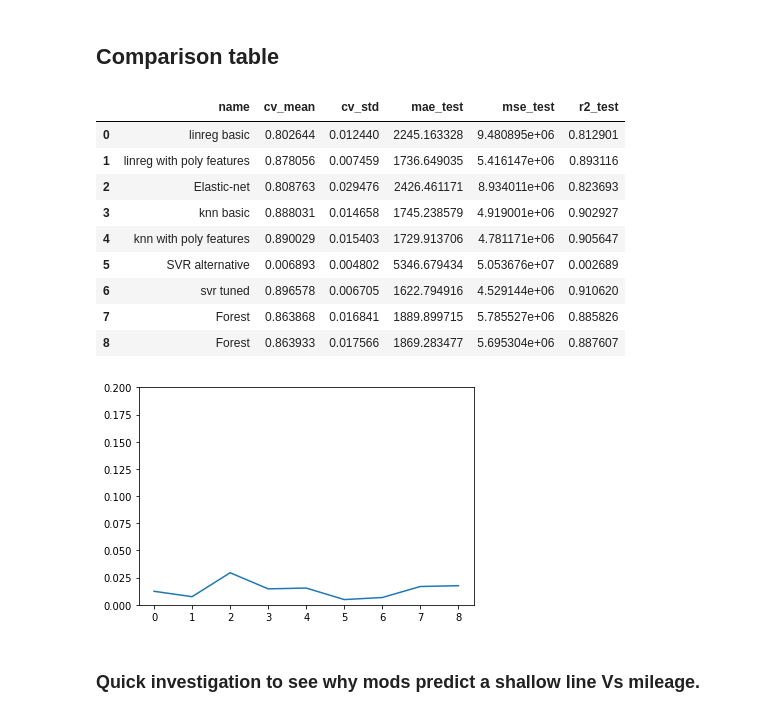
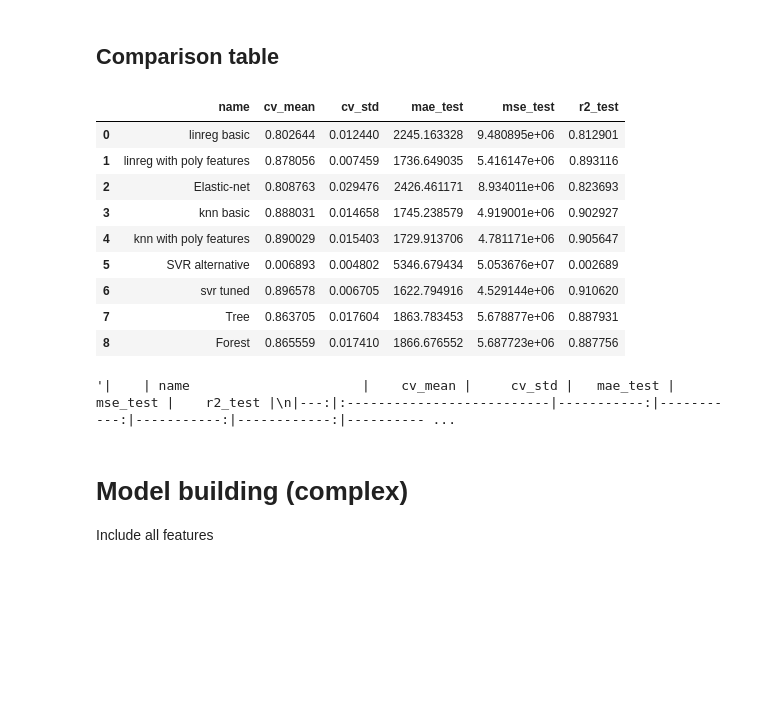
Before and after one commit to adin786/autotrader-analysis, a Jupyter notebook: autotrader_analysis.ipynb, the cells around one changed output. Cells and saved outputs as stored; diff of their text form; code cells hidden in the pictures; blank space fills up the shorter version.

Commit message:
Complex models added

```diff
--- a/autotrader_analysis.ipynb
+++ b/autotrader_analysis.ipynb
@@ -1123,20 +1139,24 @@ df_eval = df_eval.append(eval_dict,ignore_index=True)
 # %% [markdown]
 ## Comparison table
 # %%
-df_eval.cv_std.plot()
-plt.ylim([0,0.2])
+# df_eval.cv_std.plot()
+# plt.ylim([0,0.2])
 df_eval
 # %% [output]
 |  | name | cv_mean | cv_std | mae_test | mse_test | r2_test |
 | 0 | linreg basic | 0.802644 | 0.012440 | 2245.163328 | 9.480895e+06 | 0.812901 |
 | 1 | linreg with poly features | 0.878056 | 0.007459 | 1736.649035 | 5.416147e+06 | 0.893116 |
 | 2 | Elastic-net | 0.808763 | 0.029476 | 2426.461171 | 8.934011e+06 | 0.823693 |
 | 3 | knn basic | 0.888031 | 0.014658 | 1745.238579 | 4.919001e+06 | 0.902927 |
 | 4 | knn with poly features | 0.890029 | 0.015403 | 1729.913706 | 4.781171e+06 | 0.905647 |
 | 5 | SVR alternative | 0.006893 | 0.004802 | 5346.679434 | 5.053676e+07 | 0.002689 |
 | 6 | svr tuned | 0.896578 | 0.006705 | 1622.794916 | 4.529144e+06 | 0.910620 |
-| 7 | Forest | 0.863868 | 0.016841 | 1889.899715 | 5.785527e+06 | 0.885826 |
-| 8 | Forest | 0.863933 | 0.017566 | 1869.283477 | 5.695304e+06 | 0.887607 |
+| 7 | Tree | 0.863705 | 0.017604 | 1863.783453 | 5.678877e+06 | 0.887931 |
+| 8 | Forest | 0.865559 | 0.017410 | 1866.676552 | 5.687723e+06 | 0.887756 |
-[figure, removed]
-# %% [markdown]
-### Quick investigation to see why mods predict a shallow line Vs mileage.
+# %%
+df_eval.to_markdown()
+# %% [output]
+'|    | name                      |    cv_mean |     cv_std |   mae_test |    mse_test |    r2_test |\n|---:|:--------------------------|-----------:|-----------:|-----------:|------------:|---------- ...
+# %% [markdown]
+# Model building (complex)
+Include all features
```
Also changed, not shown: parts of 49 cells of this notebook.
